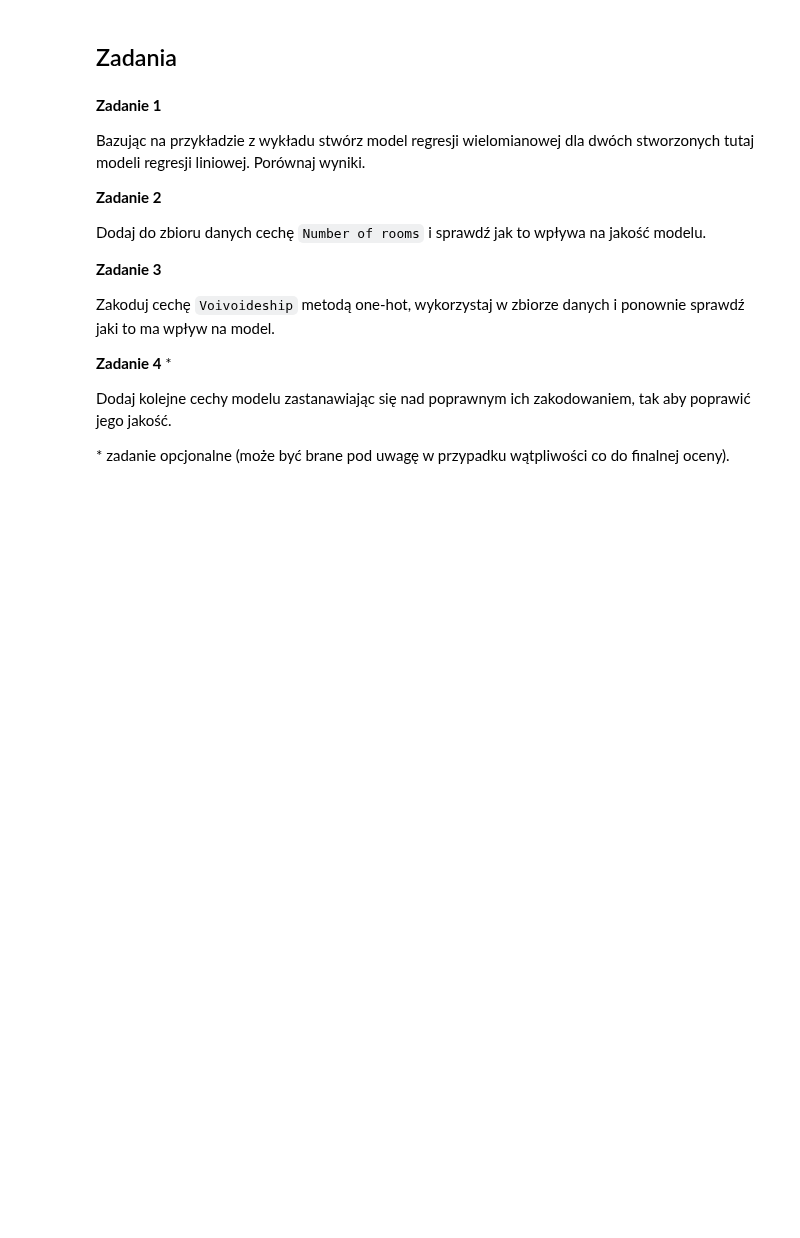
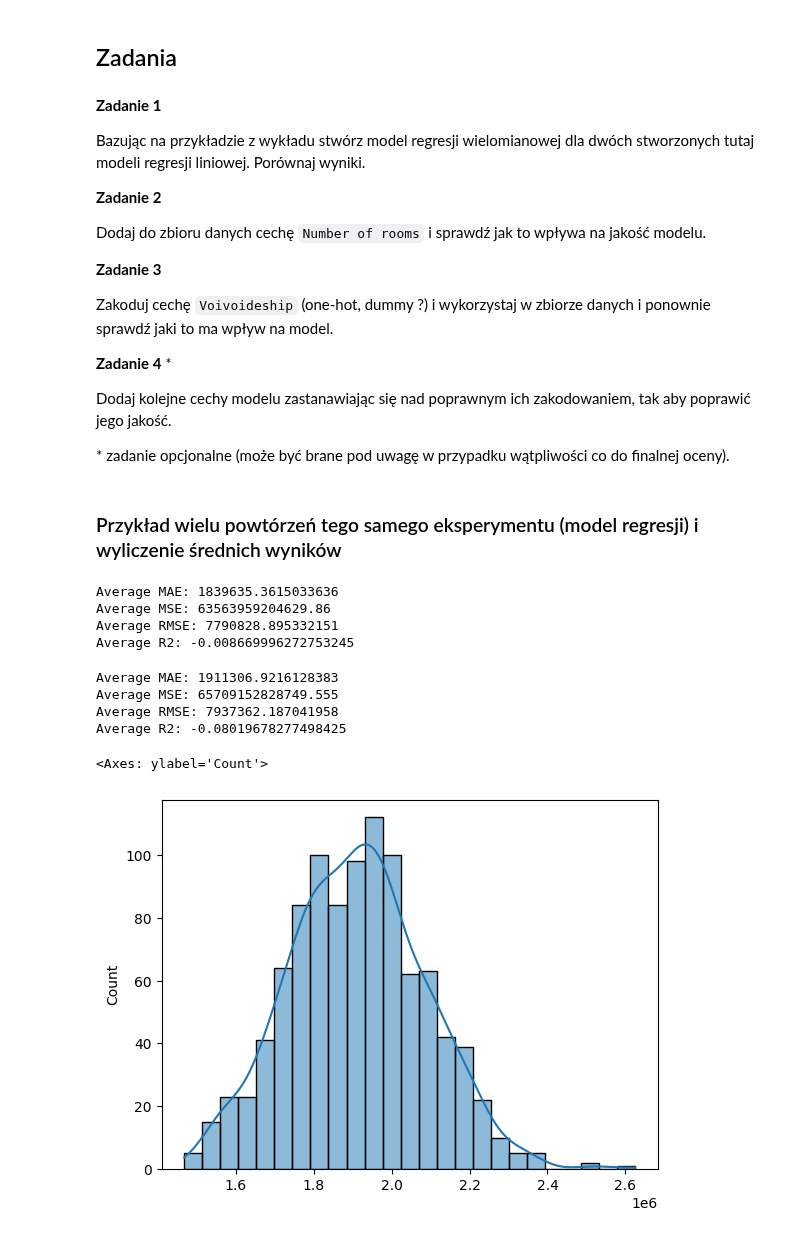
Before and after one commit to hdauharukava/swps-metody-analizy-danych, a Jupyter notebook: lab_12/lab_12.ipynb, the cells around one changed output. Saved outputs shown, nothing was run; the diff lists cells and outputs as text; code cells hidden in the pictures; blank space fills up the shorter version.

```diff
--- a/lab_12/lab_12.ipynb
+++ b/lab_12/lab_12.ipynb
@@ -353,10 +385,88 @@ Dodaj do zbioru danych cechę `Number of rooms` i sprawdź jak to wpływa na jak
 
 **Zadanie 3**
 
-Zakoduj cechę `Voivoideship` metodą one-hot, wykorzystaj w zbiorze danych i ponownie sprawdź jaki to ma wpływ na model.
+Zakoduj cechę `Voivoideship` (one-hot, dummy ?) i wykorzystaj w zbiorze danych i ponownie sprawdź jaki to ma wpływ na model.
 
 **Zadanie 4** *
 
 Dodaj kolejne cechy modelu zastanawiając się nad poprawnym ich zakodowaniem, tak aby poprawić jego jakość.
 
 \* zadanie opcjonalne (może być brane pod uwagę w przypadku wątpliwości co do finalnej oceny).
+# %% [markdown]
+### Przykład wielu powtórzeń tego samego eksperymentu (model regresji) i wyliczenie średnich wyników
+# %%
+from tqdm import tqdm
+
+X = otodf_1['Surface'].values.reshape(-1, 1)
+y = otodf_1['Price']
+
+iters = 1000
+lin_reg = LinearRegression()
+results = {'MAE': [], 'MSE': [], 'RMSE': [], 'R2': []}
+
+for i in tqdm(range(1, iters + 1)):
+    # data split
+    X_train, X_test, y_train, y_test = train_test_split(X, y, test_size=0.25)
+    # fit the model
+    lin_reg.fit(X_train, y_train)
+    predictions = lin_reg.predict(X_test)
+    results['MAE'].append(mean_absolute_error(y_test, predictions))
+    results['MSE'].append(mean_squared_error(y_test, predictions))
+    results['RMSE'].append(np.sqrt(mean_squared_error(y_test, predictions)))
+    results['R2'].append(r2_score(y_test, predictions))
+
+# average of the results
+for key, value in results.items():
+    print(f'Average {key}: {np.mean(value)}')
+# %% [output]
+Average MAE: 1839635.3615033636
+Average MSE: 63563959204629.86
+Average RMSE: 7790828.895332151
+Average R2: -0.008669996272753245
+# %%
+# usunięcie wartości odstających w kolumnie Surface
+
+iters = 1000
+lin_reg = LinearRegression()
+results = {'MAE': [], 'MSE': [], 'RMSE': [], 'R2': []}
+
+for i in tqdm(range(1, iters + 1)):
+    # data split
+    X_train, X_test, y_train, y_test = train_test_split(X, y, test_size=0.25)
+
+    # remove outliers
+    q1 = np.percentile(X_train, 25)
+    q3 = np.percentile(X_train, 75)
+    iqr = q3 - q1
+    # teraz progi dla wartości odstających
+    lower = q1 - 1.5 * iqr
+    upper = q3 + 1.5 * iqr
+    # ocinamy wartości odstające
+    outliers_map = (X_train > upper) | (X_train < lower)
+    outliers_map = outliers_map.flatten()
+    # znak ~ oznacza negację
+    X_train = X_train[~outliers_map]
+    y_train = y_train[~outliers_map]
+
+
+    # fit the model
+    lin_reg.fit(X_train, y_train)
+    predictions = lin_reg.predict(X_test)
+    results['MAE'].append(mean_absolute_error(y_test, predictions))
+    results['MSE'].append(mean_squared_error(y_test, predictions))
+    results['RMSE'].append(np.sqrt(mean_squared_error(y_test, predictions)))
+    results['R2'].append(r2_score(y_test, predictions))
+
+# average of the results
+for key, value in results.items():
+    print(f'Average {key}: {np.mean(value)}')
+# %% [output]
+Average MAE: 1911306.9216128383
+Average MSE: 65709152828749.555
+Average RMSE: 7937362.187041958
+Average R2: -0.08019678277498425
+# %%
+sns.histplot(results['MAE'], kde=True)
+# %% [output]
+<Axes: ylabel='Count'>
+[figure, added]
```
Also changed, not shown: parts of 15 cells of this notebook.
